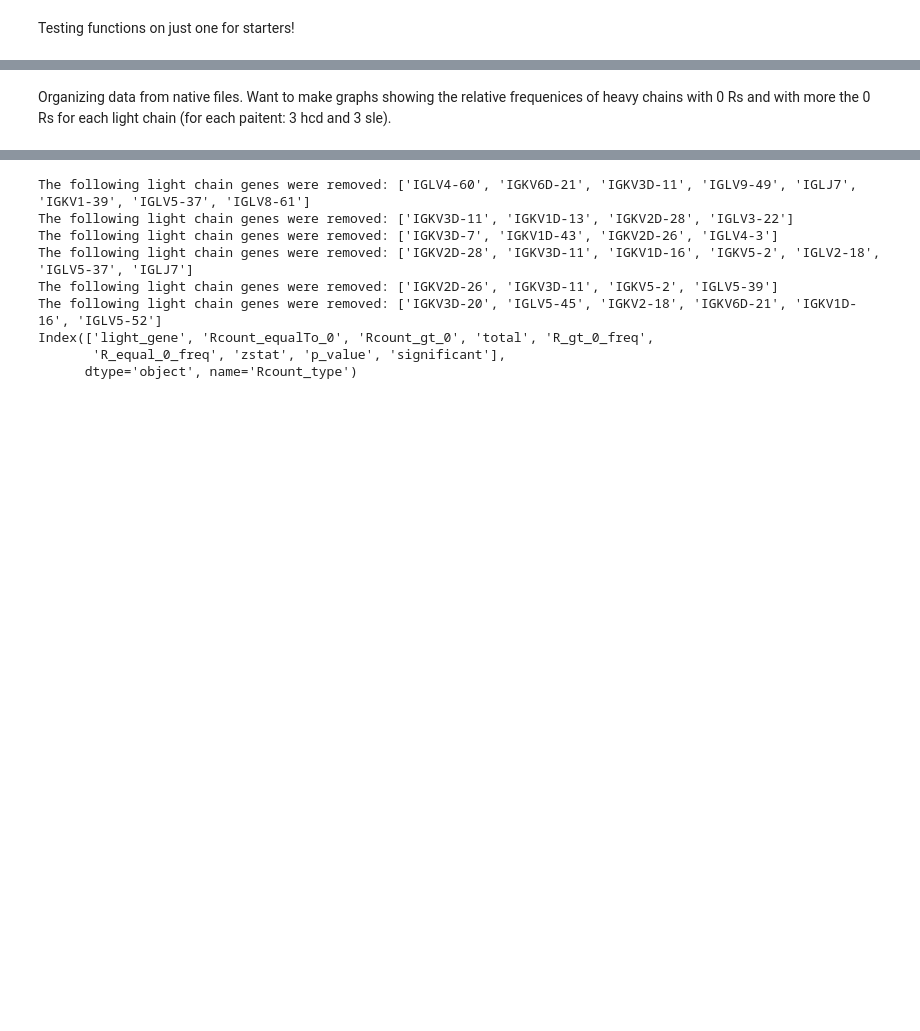
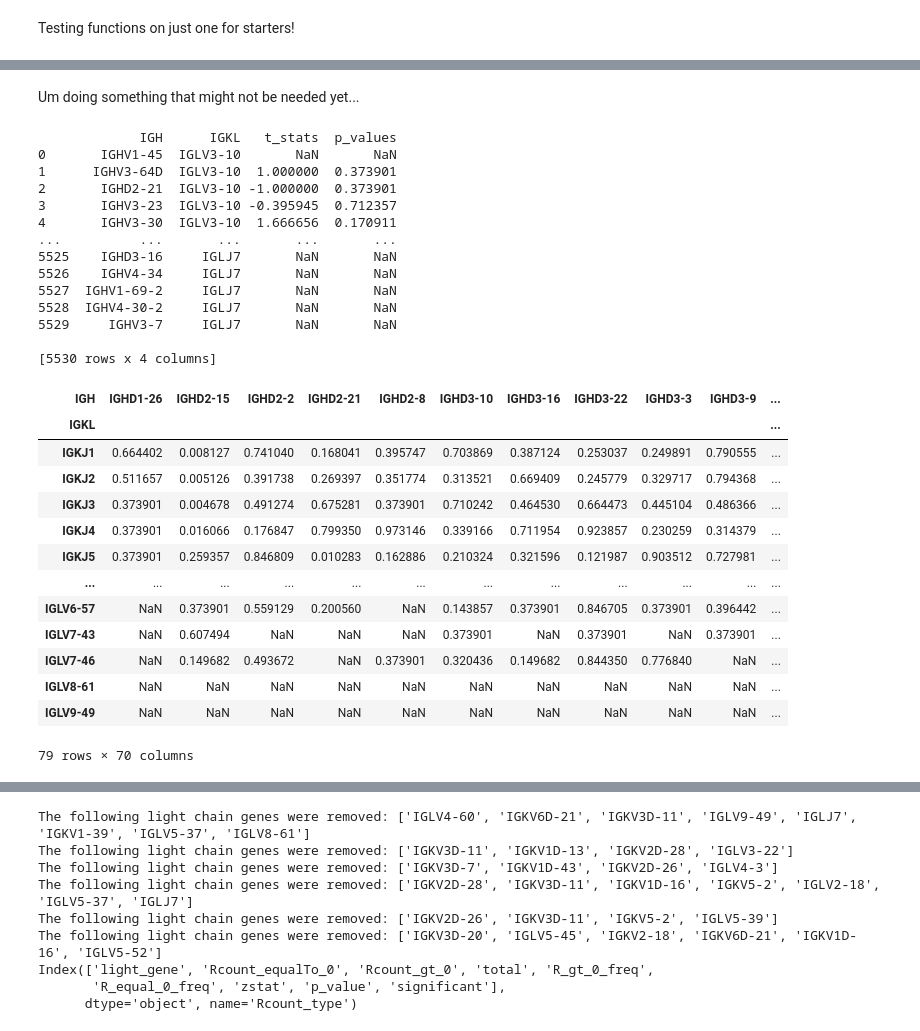
Before and after one commit to TaisiaK/BCR-Analysis, a Jupyter notebook: data_analysis.ipynb, the cells around one changed output, grey strips where cells are left out. Drawn from its saved outputs; the diff is of its cells as text; code cells hidden in the pictures; blank space fills up the shorter version.

```diff
--- a/data_analysis.ipynb
+++ b/data_analysis.ipynb
@@ -9,0 +179,14 @@ import xlwings as xw
+# %%
+hh_light_abund = []
+ssle_light_abund = []
+for k in dfs.keys():
+    light_counts = analysis.relative_abundance_df(dfs[k], ['v_gene', 'j_gene', 'd_gene'], ['IGK', 'IGL'], all_iglk)
+    if k.startswith('hcd'):
+        hh_light_abund.append(light_counts)
+    else:
+        ssle_light_abund.append(light_counts)
+light_rel_abundance_ttest_df = analysis.t_test(hh_light_abund, ssle_light_abund, all_iglk)
+light_rel_abundance_ttest_df = formating.sortCols_byGenes(light_rel_abundance_ttest_df, 6, 'Gene')
+print(light_rel_abundance_ttest_df[light_rel_abundance_ttest_df['Equal Population Variance p_values'] <= 0.05])
+print(light_rel_abundance_ttest_df[light_rel_abundance_ttest_df['Welch p_values'] <= 0.05])
+#YESSS THE RESULTS ARE THE SAME LETS GOOOO!!!
@@ -32,6 +272,6 @@ pairCounts_df = analysis.get_pair_counts(trim_df, ['v_gene', 'j_gene', 'd_gene']
 pairCounts_df.columns
 pairMatrix_df = formating.pairDf_to_Matrix(pairCounts_df, all_igh, all_iglk)
 normalizedPair_df = analysis.normalize_pairMatrix(pairMatrix_df)
-# %% [markdown]
-Organizing data from native files. Want to make graphs showing the relative frequenices of heavy chains with 0 Rs and with more the 0 Rs for each light chain (for each paitent: 3 hcd and 3 sle).
+# %% [markdown]
+Um doing something that might not be needed yet...
 # %%
@@ -53,0 +291,59 @@ needed_genes.sort()
+# %%
+#getting binomial distribution FOR EACH SUBJECT SEPERATLY
+bino_dists = {}
+for k in dfs.keys():
+    relRfreq_df = analysis.lightChain_vs_heavyRcount_relFrequency(dfs[k], all_iglk, 'IGH_R_count')
+    all_gene_counts = analysis.get_gene_counts_df(dfs[k], ['v_gene', 'j_gene', 'd_gene'])
+    relRfreq_df = formating.sortCols_byGenes(relRfreq_df, 6, "light_gene")
+    relF_biDist_df = analysis.binomalDist(relRfreq_df, "Rcount_equalTo_0", "total", "R_equal_0_freq")
+    bino_dists[k] = relF_biDist_df
+# %%
+#formating data to do t_test
+sle_keys = []
+h_keys = []
+for k in dfs.keys():
+    if k.startswith("sle"):
+        sle_keys.append(k)
+    else:
+        h_keys.append(k)
+sle_pairMs = []
+h_pairMs = []
+for i in range(len(sle_keys)):
+    sle_pairCount_df = analysis.get_pair_counts(dfs[sle_keys[i]], ['v_gene', 'j_gene', 'd_gene'])
+    sle_pairMs.append(formating.pairDf_to_Matrix(sle_pairCount_df, all_igh, all_iglk))
+    h_pairCount_df = analysis.get_pair_counts(dfs[h_keys[i]], ['v_gene', 'j_gene', 'd_gene'])
+    h_pairMs.append(formating.pairDf_to_Matrix(h_pairCount_df, all_igh, all_iglk))
+#running the t_test
+t_results_df = analysis.t_test_matrix(h_pairMs, sle_pairMs, all_igh, all_iglk)
+print(t_results_df)
+formed_t_results_df = formated_t_df = formating.pairDf_to_Matrix(t_results_df.drop('t_stats', axis=1).rename(columns={'p_values': 'Pair Count'}), all_igh, all_iglk)
+formed_t_results_df
+# %% [output]
+             IGH      IGKL   t_stats  p_values
+0       IGHV1-45  IGLV3-10       NaN       NaN
+1      IGHV3-64D  IGLV3-10  1.000000  0.373901
+2       IGHD2-21  IGLV3-10 -1.000000  0.373901
+3       IGHV3-23  IGLV3-10 -0.395945  0.712357
+4       IGHV3-30  IGLV3-10  1.666656  0.170911
+...          ...       ...       ...       ...
+5525    IGHD3-16     IGLJ7       NaN       NaN
+5526    IGHV4-34     IGLJ7       NaN       NaN
+5527  IGHV1-69-2     IGLJ7       NaN       NaN
+5528  IGHV4-30-2     IGLJ7       NaN       NaN
+5529     IGHV3-7     IGLJ7       NaN       NaN
+
+[5530 rows x 4 columns]
+| IGH | IGHD1-26 | IGHD2-15 | IGHD2-2 | IGHD2-21 | IGHD2-8 | IGHD3-10 | IGHD3-16 | IGHD3-22 | IGHD3-3 | IGHD3-9 | ... |
+| IGKL |  |  |  |  |  |  |  |  |  |  | ... |
+| IGKJ1 | 0.664402 | 0.008127 | 0.741040 | 0.168041 | 0.395747 | 0.703869 | 0.387124 | 0.253037 | 0.249891 | 0.790555 | ... |
+| IGKJ2 | 0.511657 | 0.005126 | 0.391738 | 0.269397 | 0.351774 | 0.313521 | 0.669409 | 0.245779 | 0.329717 | 0.794368 | ... |
+| IGKJ3 | 0.373901 | 0.004678 | 0.491274 | 0.675281 | 0.373901 | 0.710242 | 0.464530 | 0.664473 | 0.445104 | 0.486366 | ... |
+| IGKJ4 | 0.373901 | 0.016066 | 0.176847 | 0.799350 | 0.973146 | 0.339166 | 0.711954 | 0.923857 | 0.230259 | 0.314379 | ... |
+| IGKJ5 | 0.373901 | 0.259357 | 0.846809 | 0.010283 | 0.162886 | 0.210324 | 0.321596 | 0.121987 | 0.903512 | 0.727981 | ... |
+| ... | ... | ... | ... | ... | ... | ... | ... | ... | ... | ... | ... |
+| IGLV6-57 | NaN | 0.373901 | 0.559129 | 0.200560 | NaN | 0.143857 | 0.373901 | 0.846705 | 0.373901 | 0.396442 | ... |
+| IGLV7-43 | NaN | 0.607494 | NaN | NaN | NaN | 0.373901 | NaN | 0.373901 | NaN | 0.373901 | ... |
+| IGLV7-46 | NaN | 0.149682 | 0.493672 | NaN | 0.373901 | 0.320436 | 0.149682 | 0.844350 | 0.776840 | NaN | ... |
+| IGLV8-61 | NaN | NaN | NaN | NaN | NaN | NaN | NaN | NaN | NaN | NaN | ... |
+| IGLV9-49 | NaN | NaN | NaN | NaN | NaN | NaN | NaN | NaN | NaN | NaN | ... |
+79 rows × 70 columns
```
Also changed, not shown: parts of 19 cells of this notebook, 3 other files.
